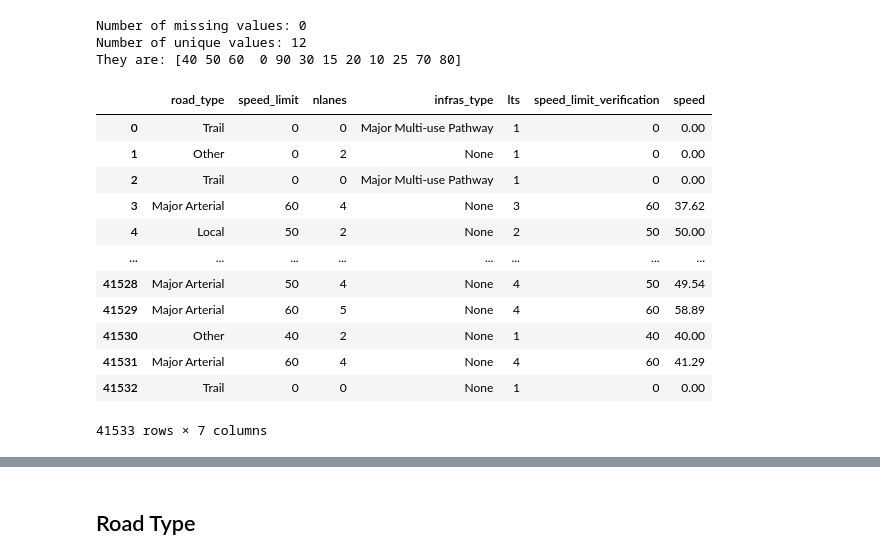
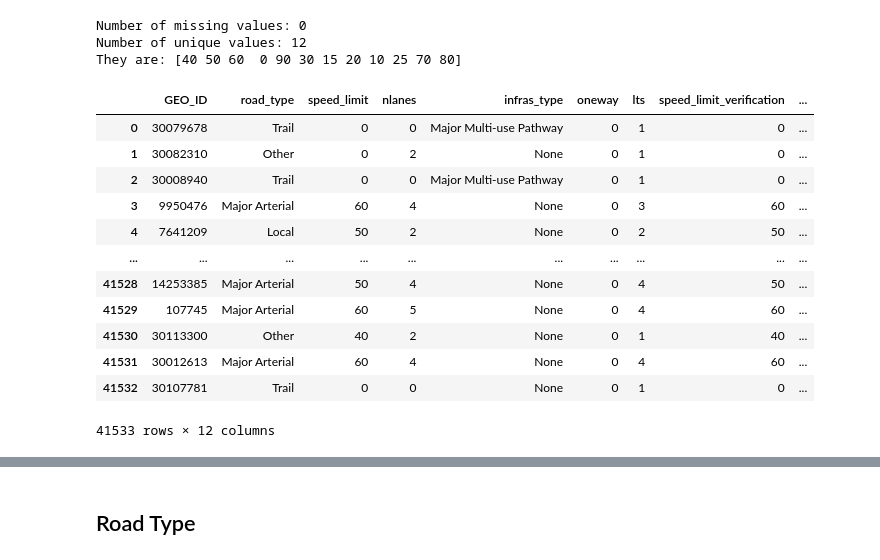
Before and after one commit to lin-bo/AutoLTS, a Jupyter notebook: ML_clf.ipynb, the cells around one changed output, grey strips where cells are left out. Cells and saved outputs as stored; diff of their text form; code cells hidden in the pictures.

```diff
--- a/ML_clf.ipynb
+++ b/ML_clf.ipynb
@@ -82,6 +103,6 @@ Index(['Join_Count', 'TARGET_FID', 'JOIN_FID', 'GEO_ID', 'LFN_ID', 'LF_NAME',
 # %%
-df_twoway = df_twoway[['GEO_ID', 'NRN_SpeedL', 'Final_Spee']]
-df_twoway.columns = ['GEO_ID', 'speed_limit_verification', 'speed']
+df_twoway = df_twoway[['GEO_ID', 'NRN_SpeedL', 'Final_Spee', 'parking']]
+df_twoway.columns = ['GEO_ID', 'speed_limit_verification', 'speed', 'parking']
 df_twoway = df_twoway.groupby('GEO_ID').max()
 df_twoway
 # %% [output]
@@ -101,0 +135,4 @@ df_twoway
+# %%
+df_twoway_vol = df_twoway_vol[['GEO_ID', 'aadt_max', 'Final_Spee', 'NBRLANES_2']]
+df_twoway_vol = df_twoway_vol.groupby('GEO_ID').max()
+df_twoway_vol
@@ -101,0 +154,3 @@ df_twoway
+# %%
+df_twoway = df_twoway.join(df_twoway_vol)
+df_twoway
@@ -101,0 +172,3 @@ df_twoway
+# %%
+df_twoway = df_twoway[['speed_limit_verification', 'speed', 'parking', 'aadt_max', 'NBRLANES_2']]
+df_twoway.columns = ['speed_limit_verification', 'speed', 'parking', 'volume', 'n_lanes']
@@ -117,21 +207,21 @@ They are: [40 50 60  0 90 30 15 20 10 25 70 80]
 df = df.set_index('GEO_ID')
 # %%
 df = df.join(df_twoway, how='left', rsuffix='_r')
-df.reset_index(drop=True, inplace=True)
+df.reset_index(inplace=True)
 df
 # %% [output]
-|  | road_type | speed_limit | nlanes | infras_type | lts | speed_limit_verification | speed |
-| 0 | Trail | 0 | 0 | Major Multi-use Pathway | 1 | 0 | 0.00 |
-| 1 | Other | 0 | 2 | None | 1 | 0 | 0.00 |
-| 2 | Trail | 0 | 0 | Major Multi-use Pathway | 1 | 0 | 0.00 |
-| 3 | Major Arterial | 60 | 4 | None | 3 | 60 | 37.62 |
-| 4 | Local | 50 | 2 | None | 2 | 50 | 50.00 |
-| ... | ... | ... | ... | ... | ... | ... | ... |
-| 41528 | Major Arterial | 50 | 4 | None | 4 | 50 | 49.54 |
-| 41529 | Major Arterial | 60 | 5 | None | 4 | 60 | 58.89 |
-| 41530 | Other | 40 | 2 | None | 1 | 40 | 40.00 |
-| 41531 | Major Arterial | 60 | 4 | None | 4 | 60 | 41.29 |
-| 41532 | Trail | 0 | 0 | None | 1 | 0 | 0.00 |
+|  | GEO_ID | road_type | speed_limit | nlanes | infras_type | oneway | lts | speed_limit_verification | ... |
+| 0 | 30079678 | Trail | 0 | 0 | Major Multi-use Pathway | 0 | 1 | 0 | ... |
+| 1 | 30082310 | Other | 0 | 2 | None | 0 | 1 | 0 | ... |
+| 2 | 30008940 | Trail | 0 | 0 | Major Multi-use Pathway | 0 | 1 | 0 | ... |
+| 3 | 9950476 | Major Arterial | 60 | 4 | None | 0 | 3 | 60 | ... |
+| 4 | 7641209 | Local | 50 | 2 | None | 0 | 2 | 50 | ... |
+| ... | ... | ... | ... | ... | ... | ... | ... | ... | ... |
+| 41528 | 14253385 | Major Arterial | 50 | 4 | None | 0 | 4 | 50 | ... |
+| 41529 | 107745 | Major Arterial | 60 | 5 | None | 0 | 4 | 60 | ... |
+| 41530 | 30113300 | Other | 40 | 2 | None | 0 | 1 | 40 | ... |
+| 41531 | 30012613 | Major Arterial | 60 | 4 | None | 0 | 4 | 60 | ... |
+| 41532 | 30107781 | Trail | 0 | 0 | None | 0 | 1 | 0 | ... |
-41533 rows × 7 columns
+41533 rows × 12 columns
 # %%
 df['speed_limit'] = df['speed_limit_verification']
```
Also changed, not shown: parts of 73 cells of this notebook, 6 other files.
